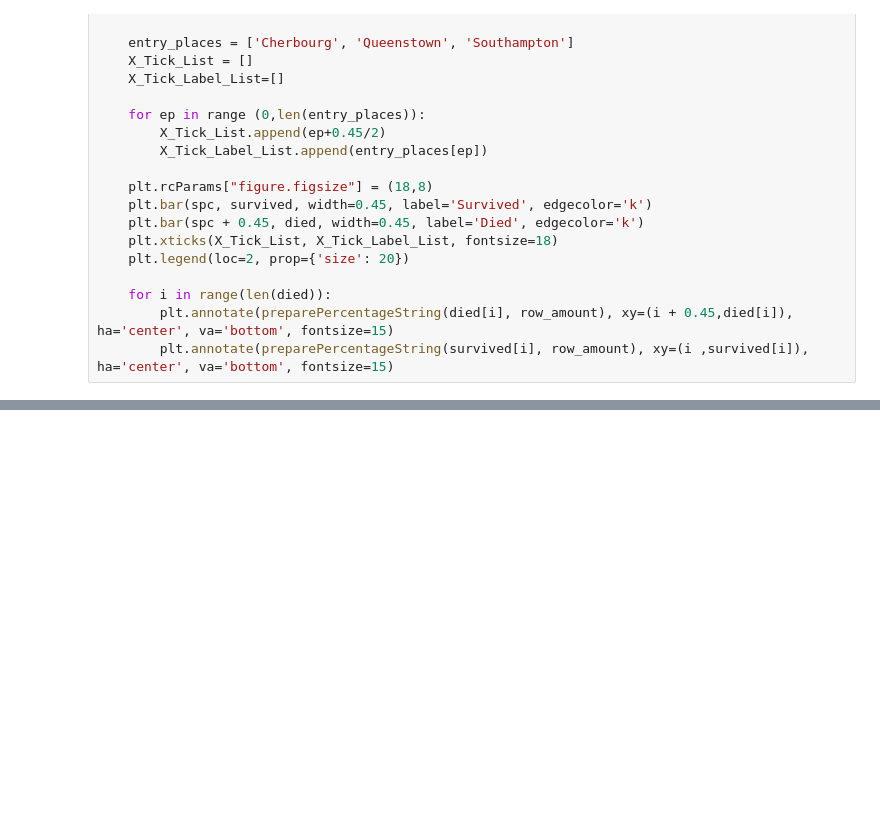
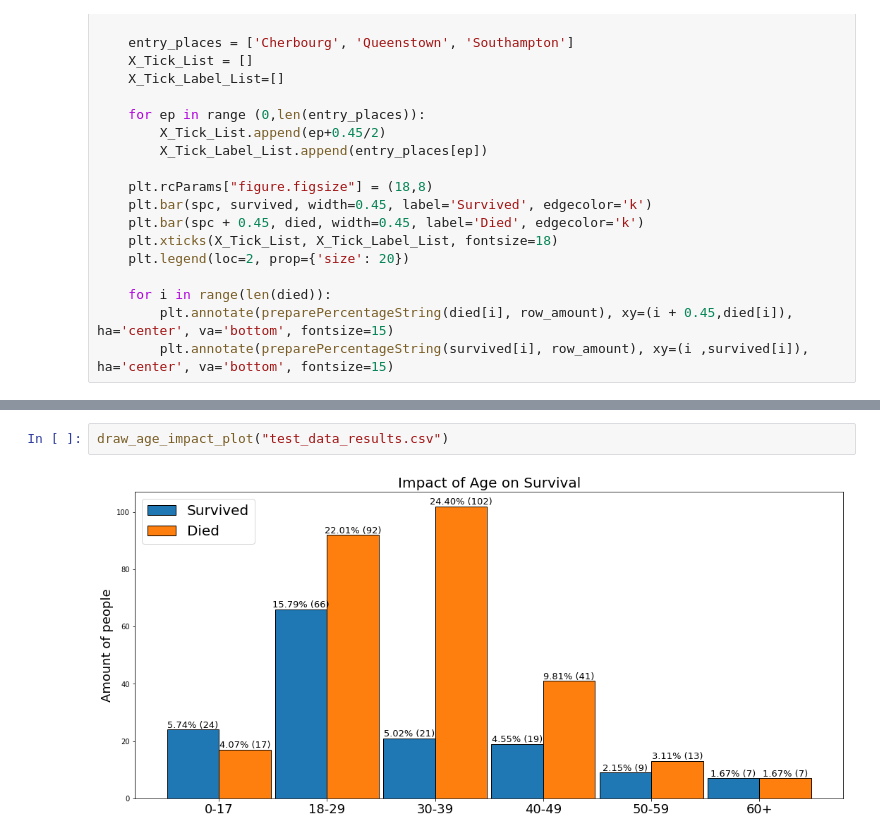
Before and after one commit to michal3pol/titanic, a Jupyter notebook: Plots.ipynb, the cells around one changed output, grey strips where cells are left out. Drawn from its saved outputs; the diff is of its cells as text; blank space fills up the shorter version.

```diff
--- a/Plots.ipynb
+++ b/Plots.ipynb
@@ -135,0 +224,4 @@ draw_class_impact_plot("train_data_results.csv")
+# %%
+draw_age_impact_plot("test_data_results.csv")
+# %% [output]
+[figure, added]
```
Also changed, not shown: parts of 19 cells of this notebook, 1 other file.
